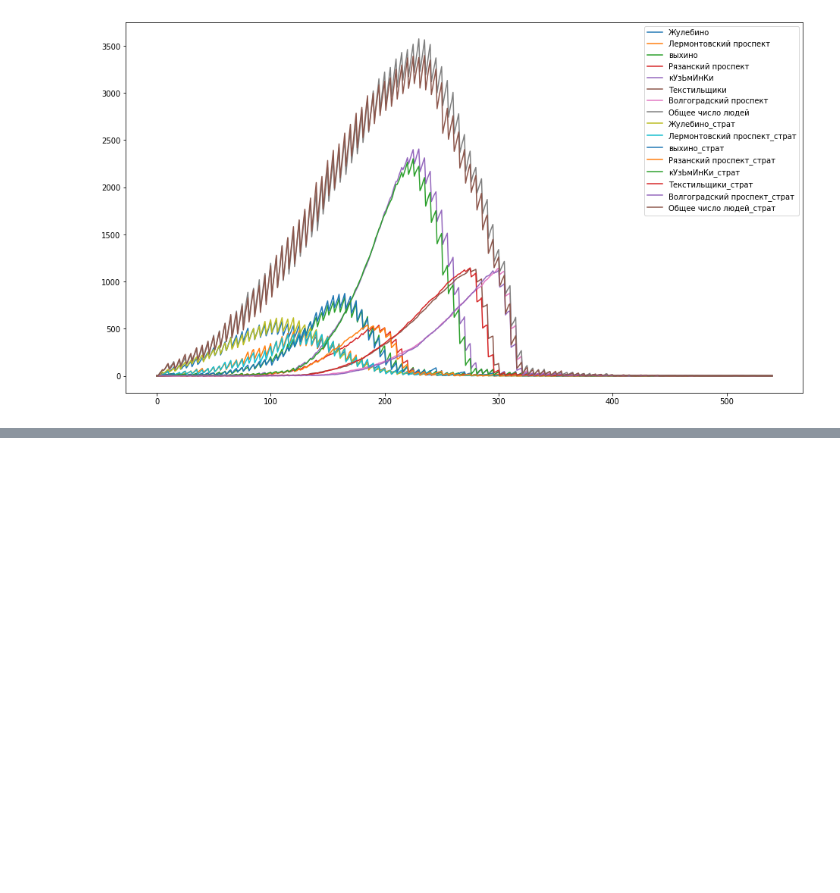
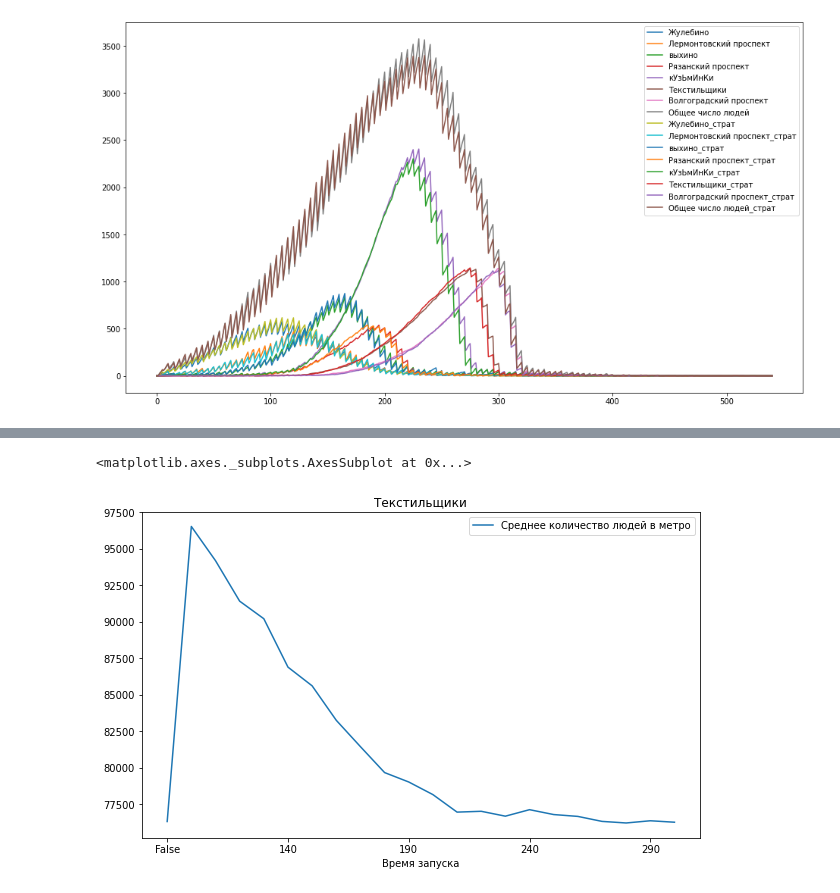
Before and after one commit to Migisen/r_homeworks, a Jupyter notebook: hw1/kit_researcher.ipynb, the cells around one changed output, grey strips where cells are left out. Cells and saved outputs as stored; diff of their text form; code cells hidden in the pictures; blank space fills up the shorter version.

```diff
--- a/hw1/kit_researcher.ipynb
+++ b/hw1/kit_researcher.ipynb
@@ -407,0 +497,5 @@ __Ответ:__ Данная стратегий может незначител
+# %%
+col_names = ['Время запуска', 'Среднее количество людей в метро', 'Среднее число людей на Текстильщиках']
+tekst = mp_simulation(100, 301, 10, reps=100, target_station=2)
+tekst_df = pd.DataFrame(tekst, columns=col_names).sort_values(by=['Время запуска'])
+tekst_df
@@ -407,0 +520,5 @@ __Ответ:__ Данная стратегий может незначител
+# %%
+ryazan_df.plot(x=col_names[0], y=col_names[1], title='Текстильщики')
+# %% [output]
+<matplotlib.axes._subplots.AxesSubplot at 0x...>
+[figure, added]
```
Also changed, not shown: parts of 19 cells of this notebook.
